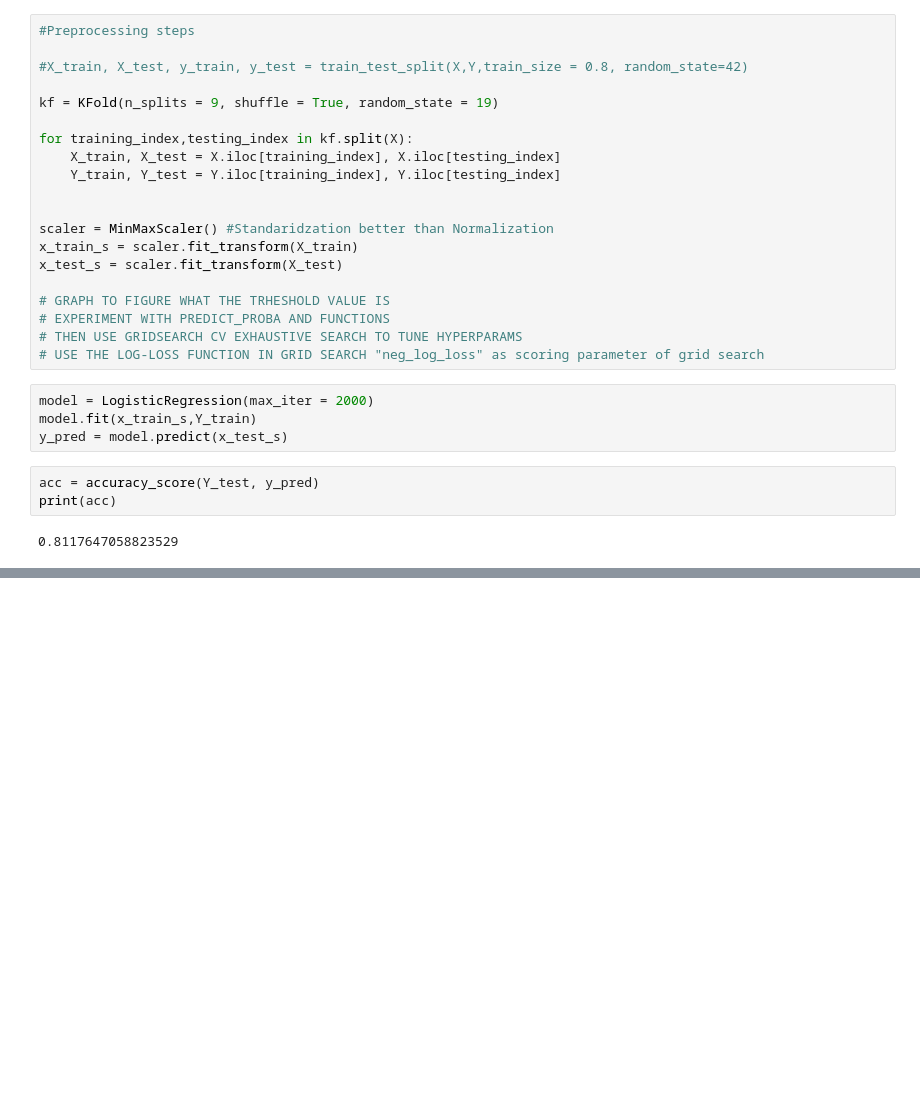
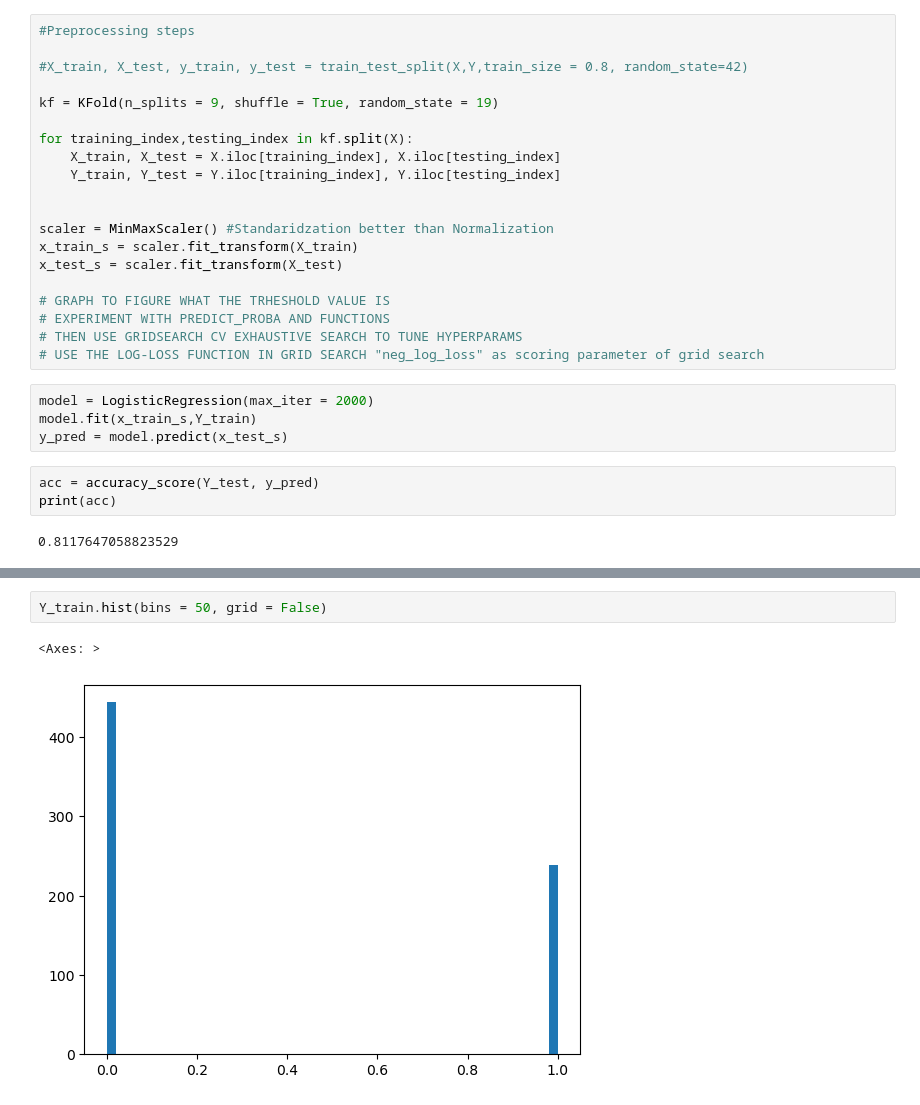
Before and after one commit to aahan-bagga/DataScience, a Jupyter notebook: DiabetesLogReg.ipynb, the cells around one changed output, grey strips where cells are left out. Drawn from its saved outputs; the diff is of its cells as text; blank space fills up the shorter version.

```diff
--- a/DiabetesLogReg.ipynb
+++ b/DiabetesLogReg.ipynb
@@ -42,0 +103,5 @@ print(acc)
+# %%
+Y_train.hist(bins = 50, grid = False)
+# %% [output]
+<Axes: >
+[figure, added]
```
Also changed, not shown: parts of 6 cells of this notebook, 1 other file.
